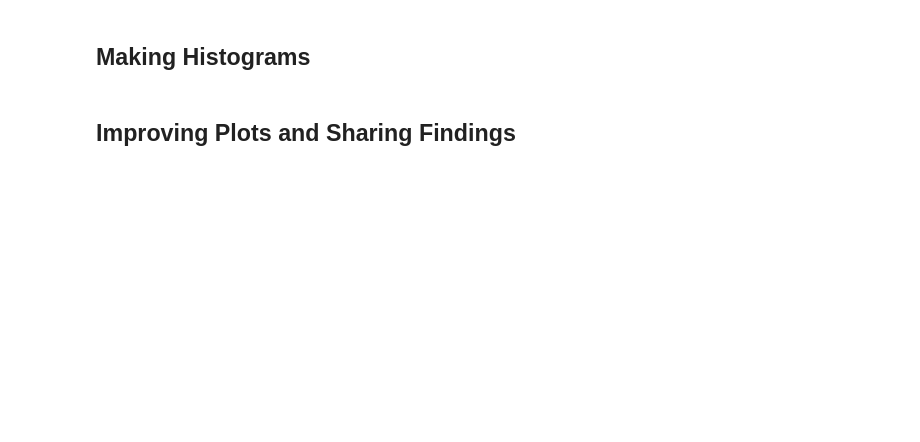
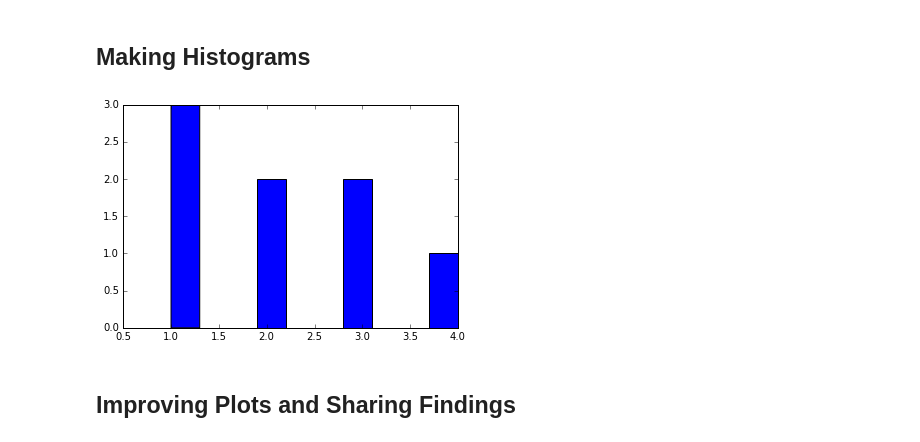
Before and after one commit to krismanaya/udacity_data_analyst, a Jupyter notebook: project_2/L1_Starter_Code.ipynb, the cells around one changed output. Drawn from its saved outputs; the diff is of its cells as text; code cells hidden in the pictures; blank space fills up the shorter version.

```diff
--- a/project_2/L1_Starter_Code.ipynb
+++ b/project_2/L1_Starter_Code.ipynb
@@ -361,13 +521,16 @@ non_passing_engagement =
 # %% [markdown]
 ## Making Histograms
 # %%
-######################################
-#                 13                 #
-######################################
-
+%matplotlib inline
+import matplotlib.pyplot as plt
 ## Make histograms of the three metrics we looked at earlier for both
 ## students who passed the subway project and students who didn't. You
 ## might also want to make histograms of any other metrics you examined.
+data = [1, 2, 1, 3, 3, 1, 4, 2]
+plt.hist(data)
+pass_metric =[394.6,448.5,0,3564.733]
+# %% [output]
+[figure, added]
 # %% [markdown]
 ## Improving Plots and Sharing Findings
 # %%
```
Also changed, not shown: parts of 34 cells of this notebook, 13 other files.
